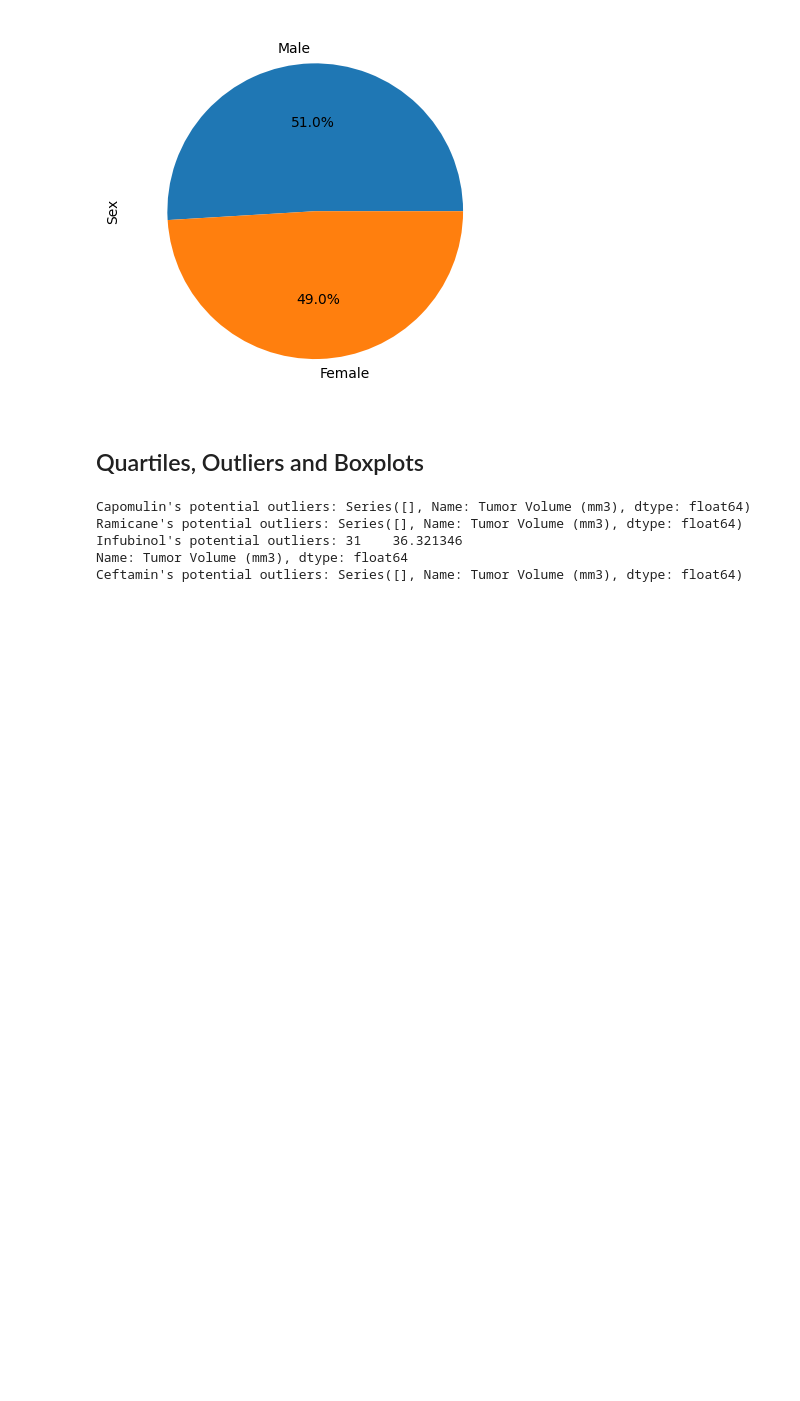
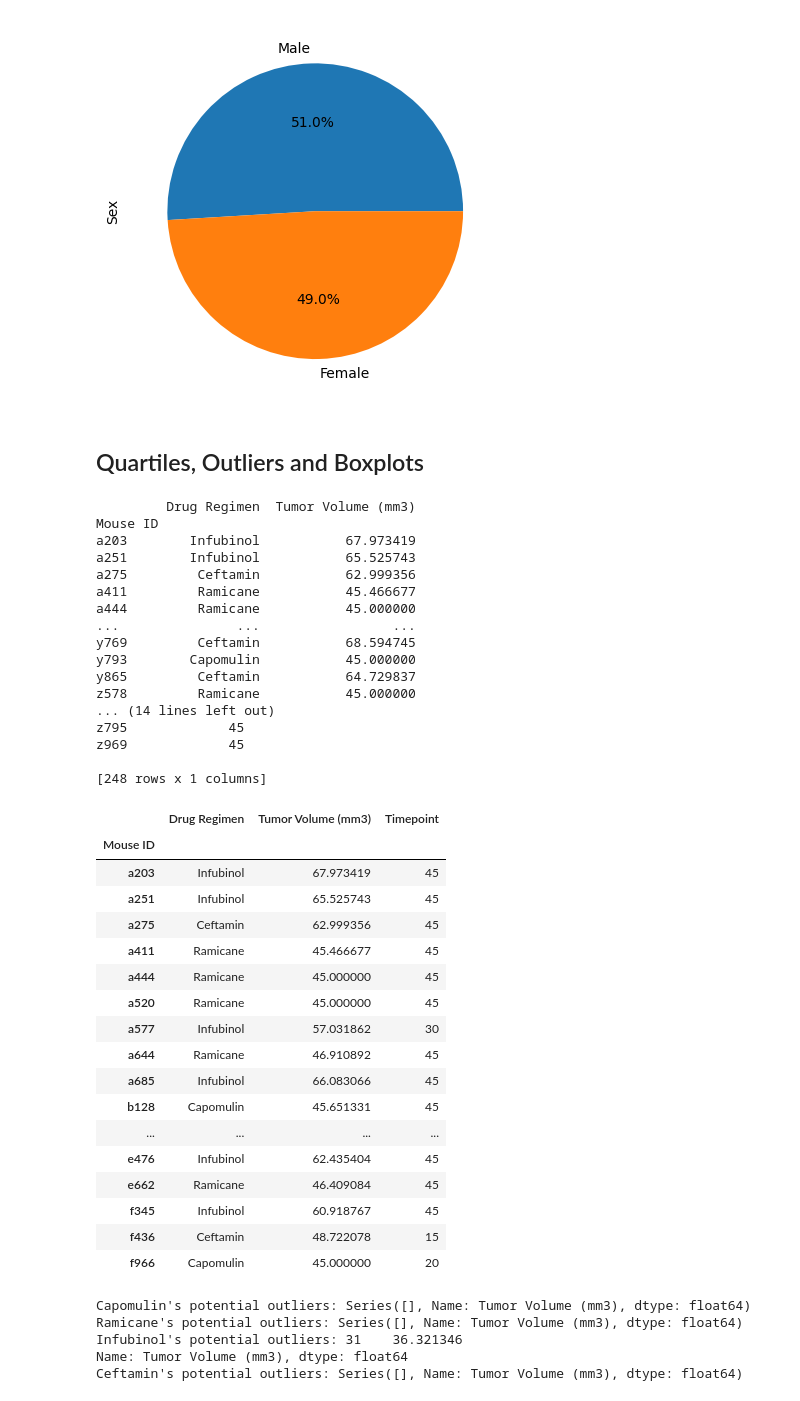
Before and after one commit to akinyemia/Matplotlib-challenge, a Jupyter notebook: Pymaceuticals/main.ipynb, the cells around one changed output. Drawn from its saved outputs; the diff is of its cells as text; code cells hidden in the pictures; blank space fills up the shorter version.

```diff
--- a/Pymaceuticals/main.ipynb
+++ b/Pymaceuticals/main.ipynb
@@ -274,3 +280,63 @@ plt.show()
+# %%
+# Calculate the final tumor volume of each mouse across four of the treatment regimens:
+# Capomulin, Ramicane, Infubinol, and Ceftamin
+# print(clean_results.groupby('Mouse ID')['Drug Regimen','Tumor Volume (mm3)'].max())
+cr = clean_results.groupby('Mouse ID')['Drug Regimen','Tumor Volume (mm3)'].max()
+cond1 = cr['Drug Regimen'] == 'Capomulin'
+cond2 = cr['Drug Regimen'] == 'Ramicane'
+cond3 = cr['Drug Regimen'] == 'Infubinol'
+cond4 = cr['Drug Regimen'] == 'Ceftamin'
+
+
+# ftv = cr.where(cond1 | cond2 | cond3 | cond4).dropna()
+ftv = pd.DataFrame(cr.where(cond1 | cond2 | cond3 | cond4).dropna())
+print(ftv)
+# print(clean_results.where(clean_results['Mouse ID'] == 'a366').dropna())
+# Start by getting the last (greatest) timepoint for each mouse
+
+# gtp = clean_results.groupby('Mouse ID')['Timepoint'].max()
+gtp = pd.DataFrame(clean_results.groupby('Mouse ID')['Timepoint'].max())
+print(gtp)
+pd.DataFrame(gtp)
+# Merge this group df with the original DataFrame to get the tumor volume at the last timepoint
+tv = ftv.merge(gtp, on='Mouse ID', how='left')
+tv.head(25)
+# %% [output]
+         Drug Regimen  Tumor Volume (mm3)
+Mouse ID
+a203        Infubinol           67.973419
+a251        Infubinol           65.525743
+a275         Ceftamin           62.999356
+a411         Ramicane           45.466677
+a444         Ramicane           45.000000
+...               ...                 ...
+y769         Ceftamin           68.594745
+y793        Capomulin           45.000000
+y865         Ceftamin           64.729837
+z578         Ramicane           45.000000
+... (14 lines left out)
+z795             45
+z969             45
+
+[248 rows x 1 columns]
+|  | Drug Regimen | Tumor Volume (mm3) | Timepoint |
+| Mouse ID |  |  |  |
+| a203 | Infubinol | 67.973419 | 45 |
+| a251 | Infubinol | 65.525743 | 45 |
+| a275 | Ceftamin | 62.999356 | 45 |
+| a411 | Ramicane | 45.466677 | 45 |
+| a444 | Ramicane | 45.000000 | 45 |
+| a520 | Ramicane | 45.000000 | 45 |
+| a577 | Infubinol | 57.031862 | 30 |
+| a644 | Ramicane | 46.910892 | 45 |
+| a685 | Infubinol | 66.083066 | 45 |
+| b128 | Capomulin | 45.651331 | 45 |
+| ... | ... | ... | ... |
+| e476 | Infubinol | 62.435404 | 45 |
+| e662 | Ramicane | 46.409084 | 45 |
+| f345 | Infubinol | 60.918767 | 45 |
+| f436 | Ceftamin | 48.722078 | 15 |
+| f966 | Capomulin | 45.000000 | 20 |
 # %%
 # Put treatments into a list for for loop (and later for plot labels)
 
```
Also changed, not shown: parts of 3 cells of this notebook.
